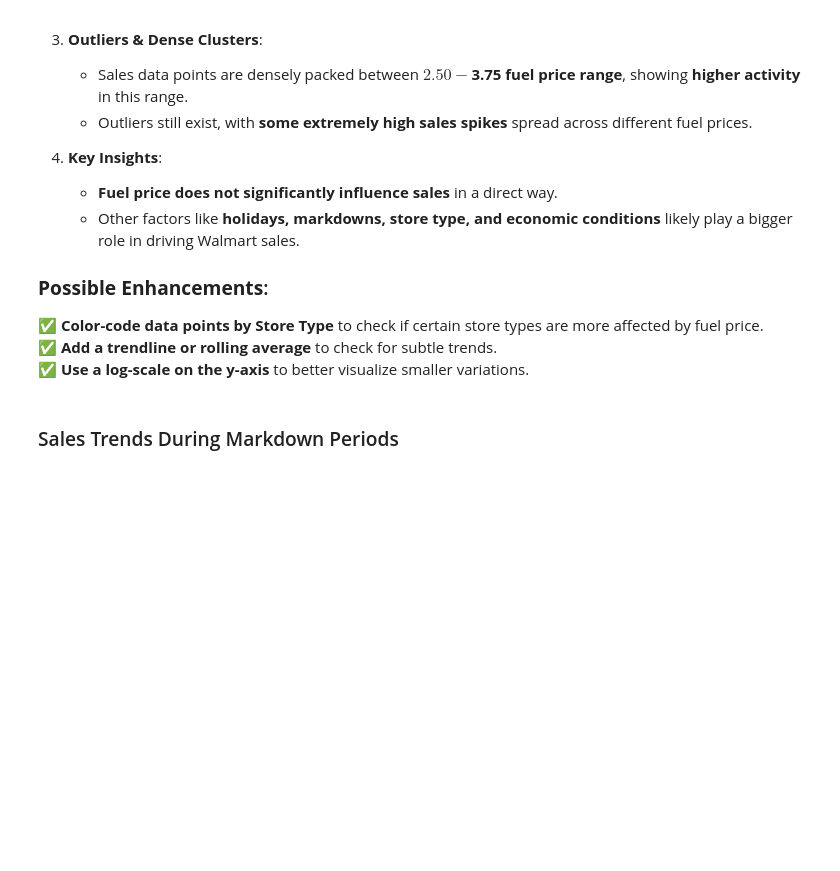
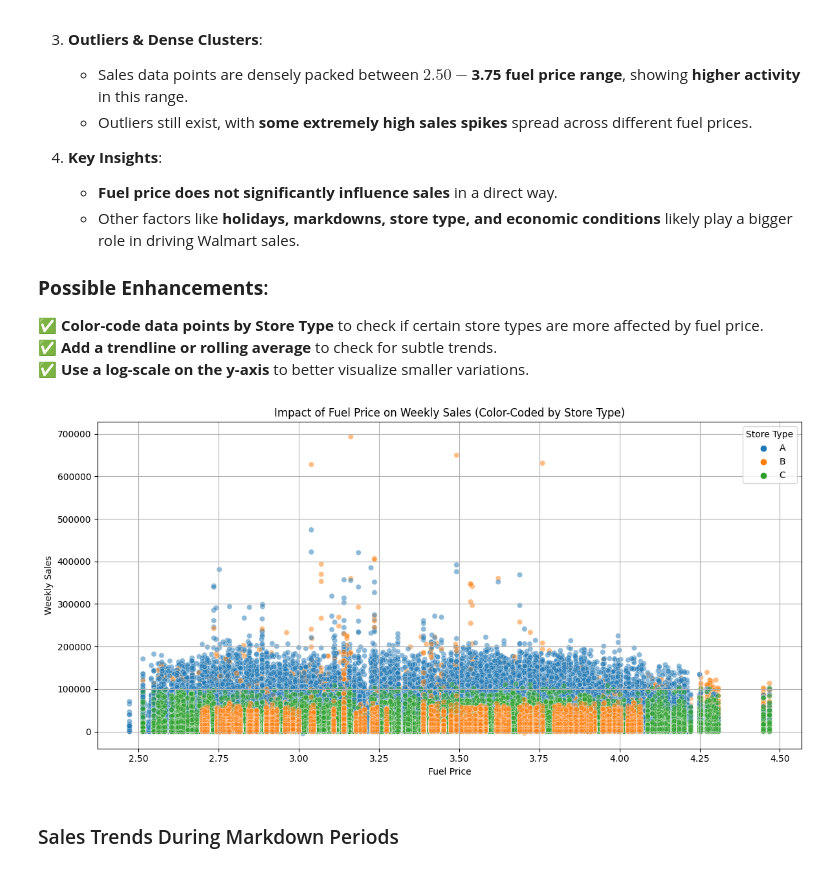
Before and after one commit to johnpospisil/walmart-sales, a Jupyter notebook: forecasting-walmart-sales.ipynb, the cells around one changed output. Cells and saved outputs as stored; diff of their text form; code cells hidden in the pictures; blank space fills up the shorter version.

```diff
--- a/forecasting-walmart-sales.ipynb
+++ b/forecasting-walmart-sales.ipynb
@@ -1030,6 +1171,26 @@ plt.show()
 ✅ **Color-code data points by Store Type** to check if certain store types are more affected by fuel price.
 ✅ **Add a trendline or rolling average** to check for subtle trends.
 ✅ **Use a log-scale on the y-axis** to better visualize smaller variations.
+# %%
+import matplotlib.pyplot as plt
+import seaborn as sns
+
+plt.figure(figsize=(12,6))
+
+# Scatterplot with store type as hue
+sns.scatterplot(data=train, x='Fuel_Price', y='Weekly_Sales', hue='Type', alpha=0.5)
+
+# Formatting
+plt.title("Impact of Fuel Price on Weekly Sales (Color-Coded by Store Type)")
+plt.xlabel("Fuel Price")
+plt.ylabel("Weekly Sales")
+plt.legend(title="Store Type")
+plt.grid(True)
+plt.tight_layout()
+plt.savefig("Sales_vs_Fuel_Price_by_Type.jpg", format="jpg", dpi=300)
+plt.show()
+# %% [output]
+[figure, added]
 # %% [markdown]
 ### Sales Trends During Markdown Periods
 # %% [markdown]
```
Also changed, not shown: parts of 10 cells of this notebook.
